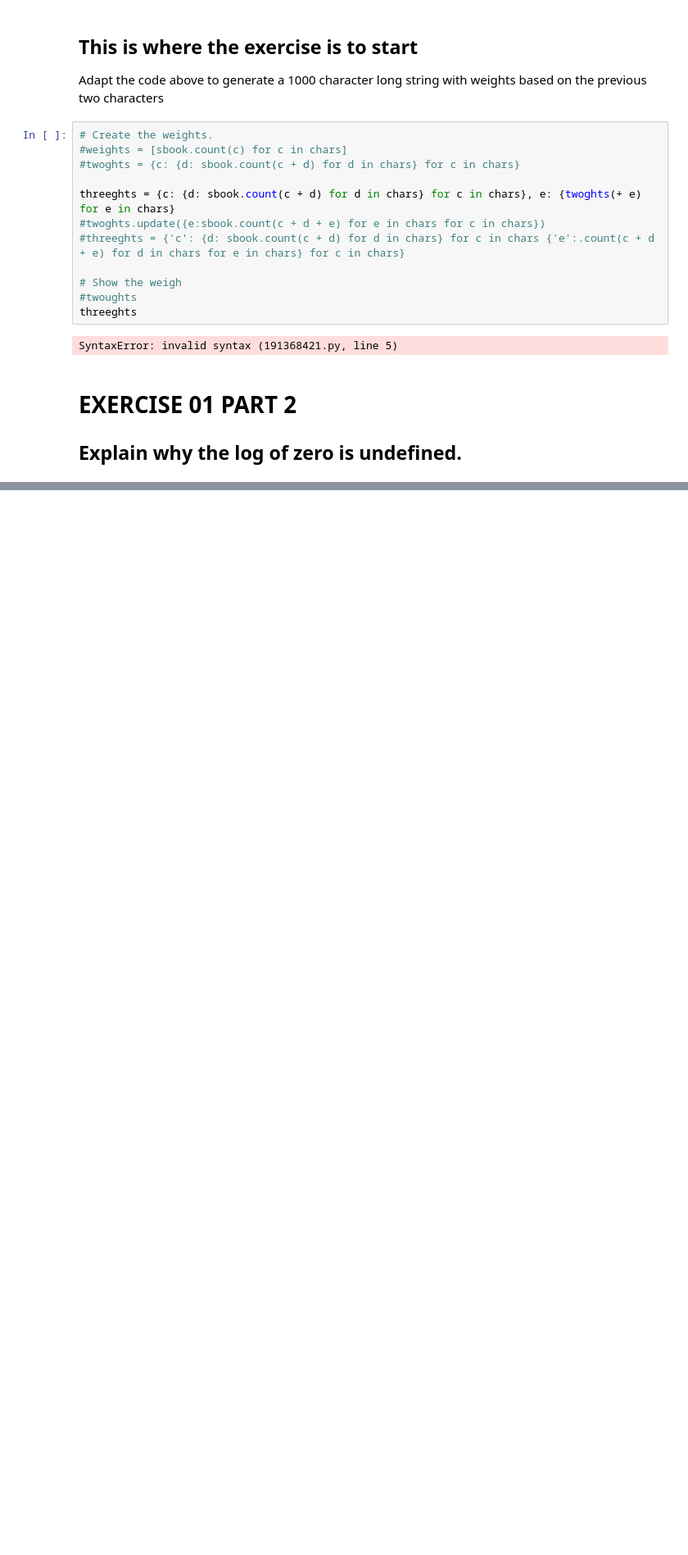
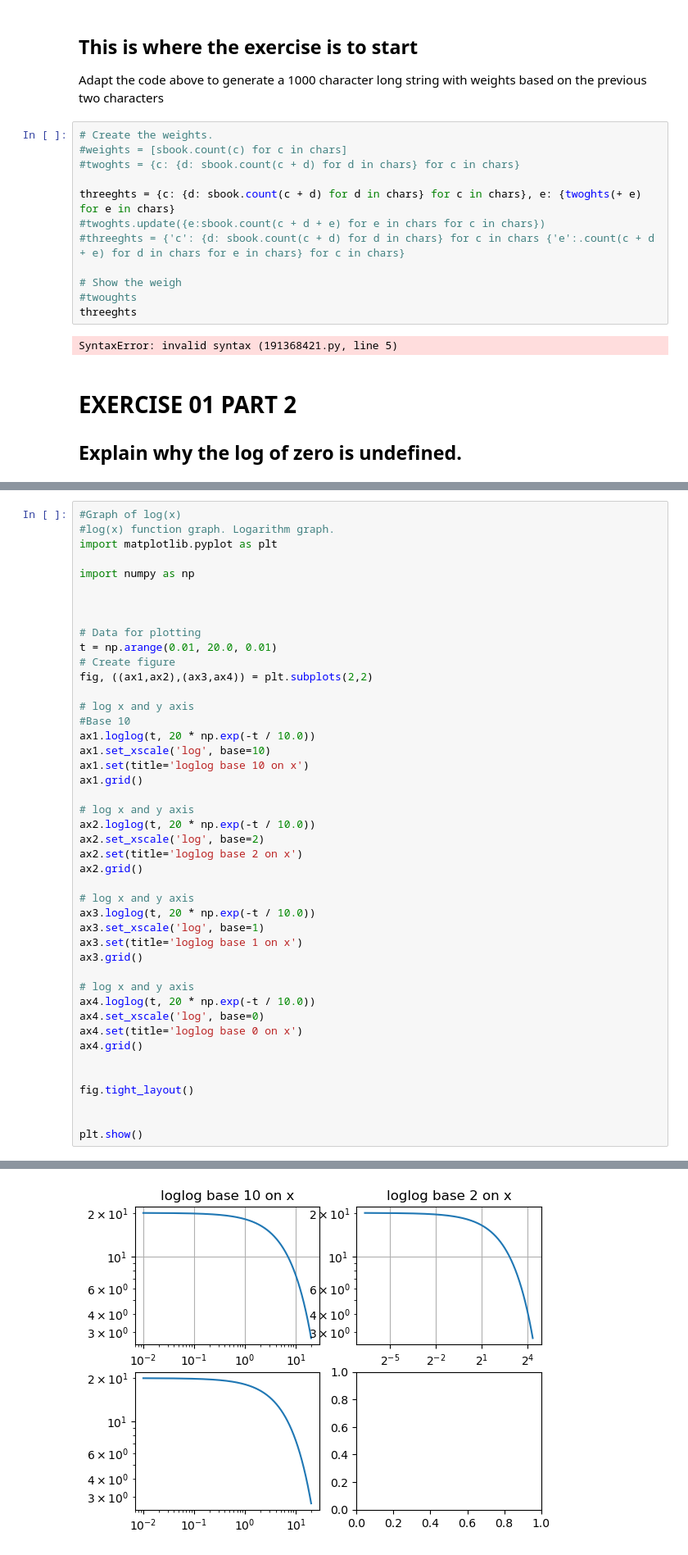
Before and after one commit to BridK02/fundata-assessment, a Jupyter notebook: Practicals/01-Information-exercises.ipynb, the cells around one changed output, grey strips where cells are left out. Shown at 82% size. Cells and saved outputs as stored; diff of their text form; blank space fills up the shorter version.

```diff
--- a/Practicals/01-Information-exercises.ipynb
+++ b/Practicals/01-Information-exercises.ipynb
@@ -187,0 +195,45 @@ SyntaxError: invalid syntax (191368421.py, line 5)
+# %%
+#Graph of log(x)
+#log(x) function graph. Logarithm graph.
+import matplotlib.pyplot as plt
+
+import numpy as np
+
+
+
+# Data for plotting
+t = np.arange(0.01, 20.0, 0.01)
+# Create figure
+fig, ((ax1,ax2),(ax3,ax4)) = plt.subplots(2,2)
+
+# log x and y axis
+#Base 10
+ax1.loglog(t, 20 * np.exp(-t / 10.0))
+ax1.set_xscale('log', base=10)
+ax1.set(title='loglog base 10 on x')
+ax1.grid()
+
+# log x and y axis
+ax2.loglog(t, 20 * np.exp(-t / 10.0))
+ax2.set_xscale('log', base=2)
+ax2.set(title='loglog base 2 on x')
+ax2.grid()
+
+# log x and y axis
+ax3.loglog(t, 20 * np.exp(-t / 10.0))
+ax3.set_xscale('log', base=1)
+ax3.set(title='loglog base 1 on x')
+ax3.grid()
+
+# log x and y axis
+ax4.loglog(t, 20 * np.exp(-t / 10.0))
+ax4.set_xscale('log', base=0)
+ax4.set(title='loglog base 0 on x')
+ax4.grid()
+
+
+fig.tight_layout()
+
+
+plt.show()
+# %% [output]
@@ -187,0 +241 @@ SyntaxError: invalid syntax (191368421.py, line 5)
+[figure, added]
```
Also changed, not shown: parts of 5 cells of this notebook, 1 other file.
